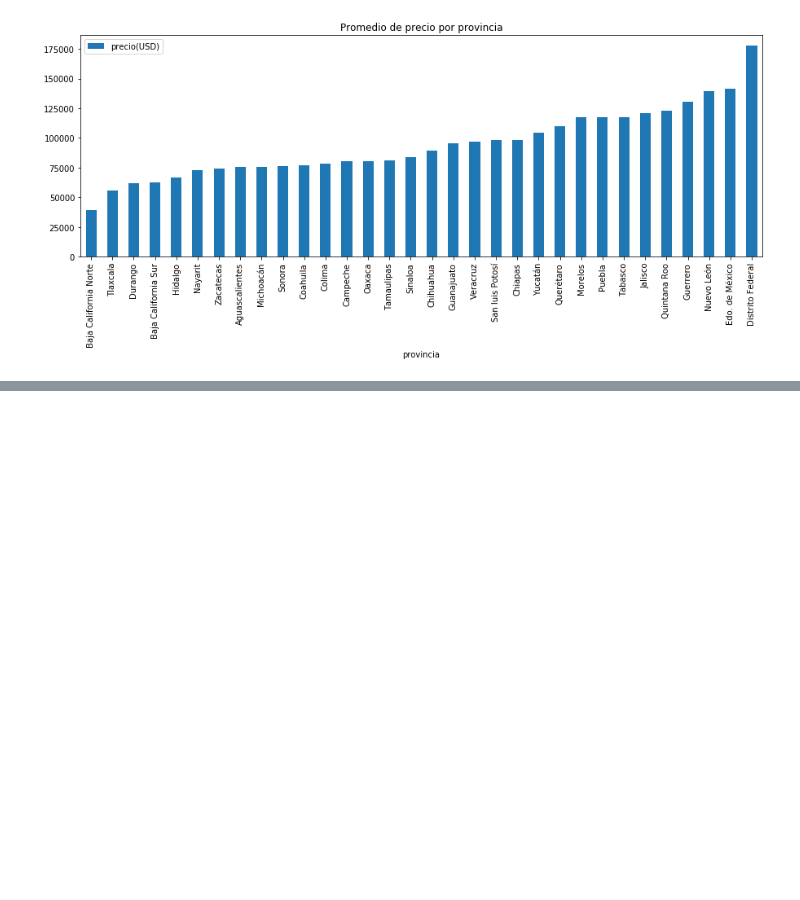
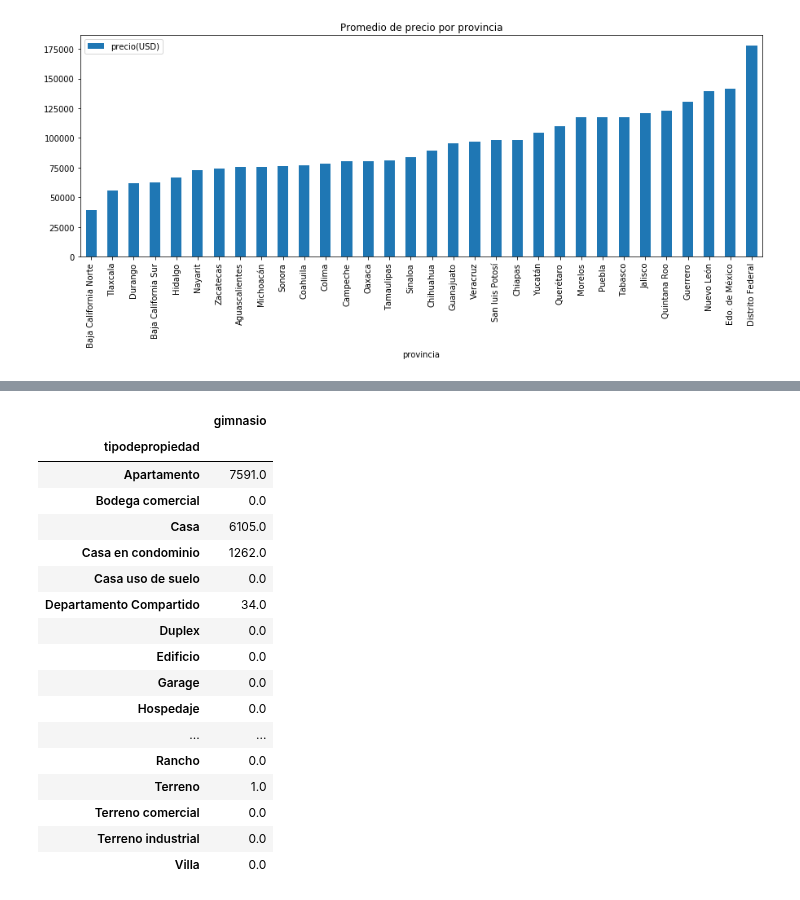
Before and after one commit to JuanCruzCastroLopez/tp1-zonajobs-analysis, a Jupyter notebook: zonajobs-analysis.ipynb, the cells around one changed output, grey strips where cells are left out. Saved outputs shown, nothing was run; the diff lists cells and outputs as text; code cells hidden in the pictures; blank space fills up the shorter version.

```diff
--- a/zonajobs-analysis.ipynb
+++ b/zonajobs-analysis.ipynb
@@ -150,0 +170,26 @@ precioPorProvincia.plot(kind='bar', figsize=(15, 5), rot=90,
+# %%
+#Creo dataframe que tenga como columnas tipoDePropiedad y gimnasio
+gimnasioPorTipoPropiedad = propiedades[['tipodepropiedad','gimnasio']].dropna(subset=['tipodepropiedad'])
+gimnasioPorTipoPropiedad = gimnasioPorTipoPropiedad.groupby(['tipodepropiedad']).sum()
+gimnasioPorTipoPropiedad
+#gimnasioPorTipoPropiedad.count()
+#gimnasioPorTipoPropiedad.head()
+# %% [output]
+|  | gimnasio |
+| tipodepropiedad |  |
+| Apartamento | 7591.0 |
+| Bodega comercial | 0.0 |
+| Casa | 6105.0 |
+| Casa en condominio | 1262.0 |
+| Casa uso de suelo | 0.0 |
+| Departamento Compartido | 34.0 |
+| Duplex | 0.0 |
+| Edificio | 0.0 |
+| Garage | 0.0 |
+| Hospedaje | 0.0 |
+| ... | ... |
+| Rancho | 0.0 |
+| Terreno | 1.0 |
+| Terreno comercial | 0.0 |
+| Terreno industrial | 0.0 |
+| Villa | 0.0 |
```
Also changed, not shown: parts of 12 cells of this notebook.
